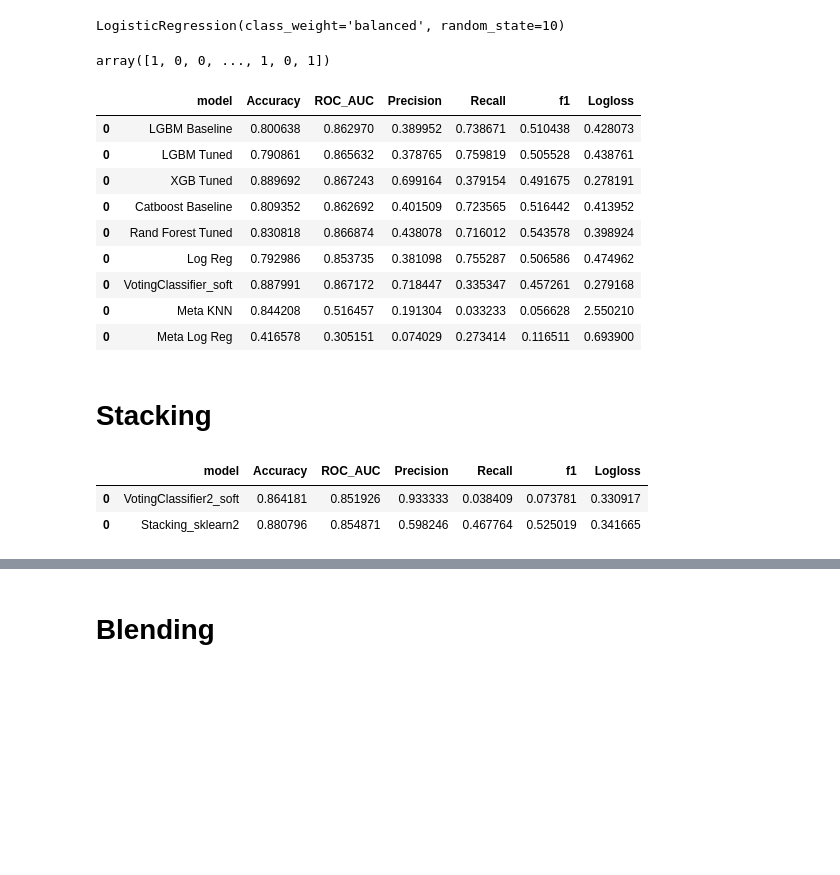
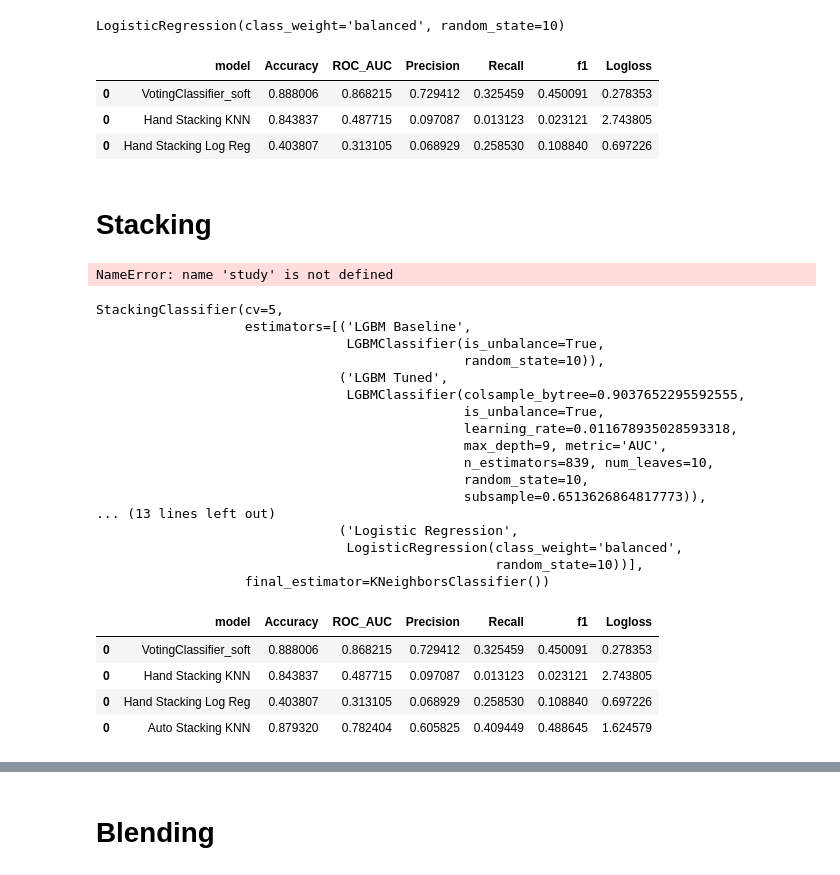
Before and after one commit to NaumovGerman/Projects, a Jupyter notebook: affrica_fin_final.ipynb, the cells around one changed output, grey strips where cells are left out. Drawn from its saved outputs; the diff is of its cells as text; code cells hidden in the pictures; blank space fills up the shorter version.

```diff
--- a/affrica_fin_final.ipynb
+++ b/affrica_fin_final.ipynb
@@ -891,5 +892,8 @@ array([0, 0, 0, ..., 0, 0, 0])
+# %%
+y_predicted = st_clf.predict(meta_X_test)
+y_score = st_clf.predict_proba(meta_X_test)
 # %%
-# metrics = pd.concat([metrics, get_metrics_classification(y_test_main, st_clf.predict(meta_X_test), st_clf.predict_proba(meta_X_test), name='Meta KNN')])
-# metrics
+metrics = pd.concat([metrics, get_metrics_classification(y_test_main, y_predicted, y_score, name='Hand Stacking KNN')])
+metrics
 # %% [output]
 |  | model | Accuracy | ROC_AUC | Precision | Recall | f1 | Logloss |
@@ -904,26 +902,19 @@ array([0, 0, 0, ..., 0, 0, 0])
 # %%
-# st_clf = LogisticRegression(random_state=RAND, class_weight='balanced')
-# st_clf.fit(meta_X, y_train_main)
+st_clf = LogisticRegression(random_state=RAND, class_weight='balanced')
+st_clf.fit(meta_X, y_train_main_)
 # %% [output]
 LogisticRegression(class_weight='balanced', random_state=10)
 # %%
-# st_clf.predict(meta_X_test)
+y_predicted = st_clf.predict(meta_X_test)
+y_score = st_clf.predict_proba(meta_X_test)
-# %% [output]
-array([1, 0, 0, ..., 1, 0, 1])
 # %%
-# metrics = pd.concat([metrics, get_metrics_classification(y_test_main, st_clf.predict(meta_X_test), st_clf.predict_proba(meta_X_test), name='Meta Log Reg')])
-# metrics
+metrics = pd.concat([metrics, get_metrics_classification(y_test_main, y_predicted, y_score, name='Hand Stacking Log Reg')])
+metrics
 # %% [output]
 |  | model | Accuracy | ROC_AUC | Precision | Recall | f1 | Logloss |
-| 0 | LGBM Baseline | 0.800638 | 0.862970 | 0.389952 | 0.738671 | 0.510438 | 0.428073 |
-| 0 | LGBM Tuned | 0.790861 | 0.865632 | 0.378765 | 0.759819 | 0.505528 | 0.438761 |
-| 0 | XGB Tuned | 0.889692 | 0.867243 | 0.699164 | 0.379154 | 0.491675 | 0.278191 |
-| 0 | Catboost Baseline | 0.809352 | 0.862692 | 0.401509 | 0.723565 | 0.516442 | 0.413952 |
-| 0 | Rand Forest Tuned | 0.830818 | 0.866874 | 0.438078 | 0.716012 | 0.543578 | 0.398924 |
-| 0 | Log Reg | 0.792986 | 0.853735 | 0.381098 | 0.755287 | 0.506586 | 0.474962 |
-| 0 | VotingClassifier_soft | 0.887991 | 0.867172 | 0.718447 | 0.335347 | 0.457261 | 0.279168 |
-| 0 | Meta KNN | 0.844208 | 0.516457 | 0.191304 | 0.033233 | 0.056628 | 2.550210 |
-| 0 | Meta Log Reg | 0.416578 | 0.305151 | 0.074029 | 0.273414 | 0.116511 | 0.693900 |
+| 0 | VotingClassifier_soft | 0.888006 | 0.868215 | 0.729412 | 0.325459 | 0.450091 | 0.278353 |
+| 0 | Hand Stacking KNN | 0.843837 | 0.487715 | 0.097087 | 0.013123 | 0.023121 | 2.743805 |
+| 0 | Hand Stacking Log Reg | 0.403807 | 0.313105 | 0.068929 | 0.258530 | 0.108840 | 0.697226 |
 # %% [markdown]
 # Stacking
 # %%
@@ -934,10 +925,27 @@ estimators.append(('XGB Tuned', XGBClassifier(**study_xgb.best_params, random_st
 estimators.append(('Catboost Baseline', CatBoostClassifier(random_state=RAND, auto_class_weights='Balanced', verbose=False)))
 estimators.append(('Random Forest Tuned', RandomForestClassifier(**study_rf.best_params, random_state=RAND, class_weight='balanced')))
 estimators.append(('Logistic Regression', LogisticRegression(class_weight='balanced', random_state=RAND)))
-# meta_model = KNeighborsClassifier() # Stacking_sklearn
-meta_model = LogisticRegression(class_weight='balanced', random_state=RAND) # Stacking_sklearn2
+meta_model = KNeighborsClassifier()
+# %% [output]
+NameError: name 'study' is not defined
 # %%
 SC = StackingClassifier(estimators=estimators, final_estimator=meta_model, cv=5)
 SC.fit(X_train_main_, y_train_main_)
-y_pred = SC.predict(X_test_main)
-y_score = SC.predict_proba(X_test_main)
+# %% [output]
+StackingClassifier(cv=5,
+                   estimators=[('LGBM Baseline',
+                                LGBMClassifier(is_unbalance=True,
+                                               random_state=10)),
+                               ('LGBM Tuned',
+                                LGBMClassifier(colsample_bytree=0.9037652295592555,
+                                               is_unbalance=True,
+                                               learning_rate=0.011678935028593318,
+                                               max_depth=9, metric='AUC',
+                                               n_estimators=839, num_leaves=10,
+                                               random_state=10,
+                                               subsample=0.6513626864817773)),
+... (13 lines left out)
+                               ('Logistic Regression',
+                                LogisticRegression(class_weight='balanced',
+                                                   random_state=10))],
+                   final_estimator=KNeighborsClassifier())
@@ -944,10 +955,12 @@ y_score = SC.predict_proba(X_test_main)
 # %%
-metrics = pd.concat([metrics, get_metrics_classification(y_test_main, y_pred, y_score, name='Stacking_sklearn2')])
+metrics = pd.concat([metrics, get_metrics_classification(y_test_main, y_pred, y_score, name='Auto Stacking KNN')])
 metrics
 # %% [output]
 |  | model | Accuracy | ROC_AUC | Precision | Recall | f1 | Logloss |
-| 0 | VotingClassifier2_soft | 0.864181 | 0.851926 | 0.933333 | 0.038409 | 0.073781 | 0.330917 |
-| 0 | Stacking_sklearn2 | 0.880796 | 0.854871 | 0.598246 | 0.467764 | 0.525019 | 0.341665 |
+| 0 | VotingClassifier_soft | 0.888006 | 0.868215 | 0.729412 | 0.325459 | 0.450091 | 0.278353 |
+| 0 | Hand Stacking KNN | 0.843837 | 0.487715 | 0.097087 | 0.013123 | 0.023121 | 2.743805 |
+| 0 | Hand Stacking Log Reg | 0.403807 | 0.313105 | 0.068929 | 0.258530 | 0.108840 | 0.697226 |
+| 0 | Auto Stacking KNN | 0.879320 | 0.782404 | 0.605825 | 0.409449 | 0.488645 | 1.624579 |
 # %%
 check_overfitting(model=SC, X_train=X_train_main_, X_test=X_test_main, y_train=y_train_main_, y_test=y_test_main, metric_fun=roc_auc_score)
 # %% [output]
```
Also changed, not shown: parts of 81 cells of this notebook.
